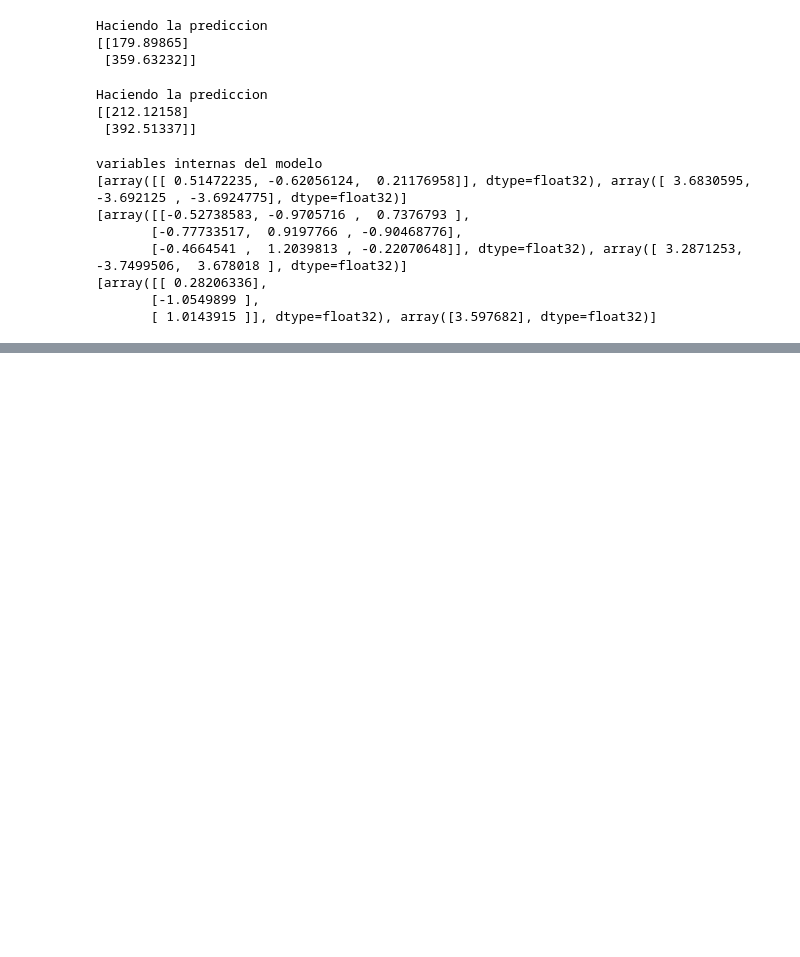
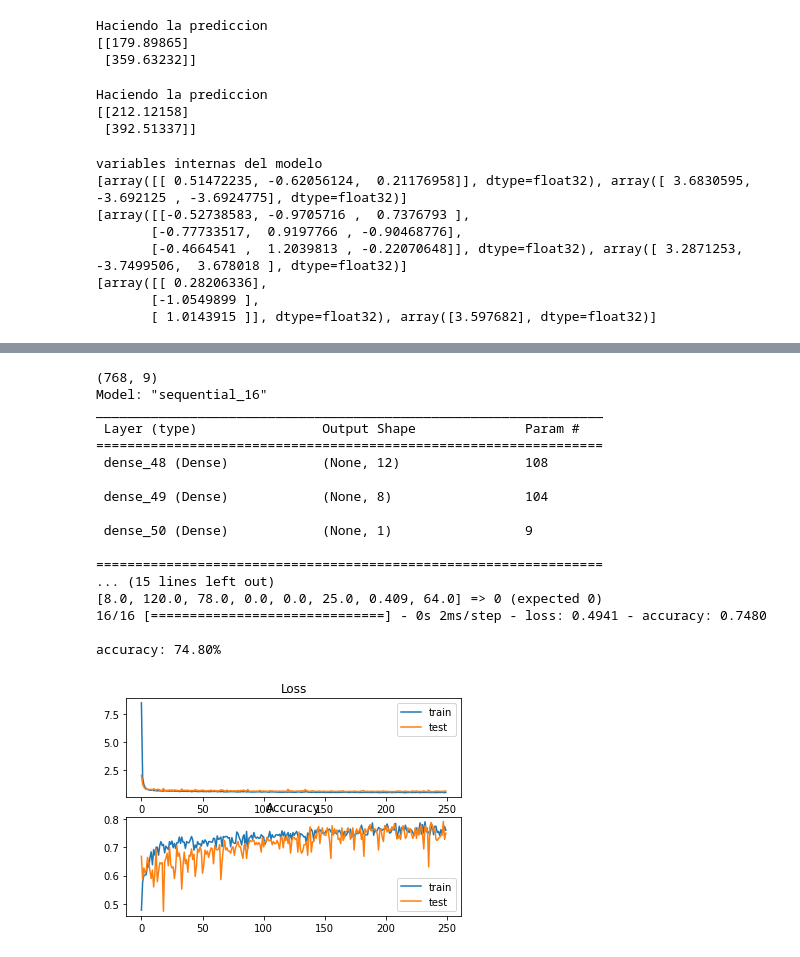
Before and after one commit to jcjimenezb123/PFM_PronosticoDemanda, a Jupyter notebook: redesneuronalesIntro1.ipynb, the cells around one changed output, grey strips where cells are left out. Drawn from its saved outputs; the diff is of its cells as text; code cells hidden in the pictures; blank space fills up the shorter version.

```diff
--- a/redesneuronalesIntro1.ipynb
+++ b/redesneuronalesIntro1.ipynb
@@ -185 +177,73 @@ Predicted vs Real values
+# %%
+# first neural network with keras make predictions
+from keras.models import Sequential
+from keras.layers import Dense
+import pandas as pd
+from matplotlib import pyplot
+
+df=pd.read_csv('diabetes.csv')
+print(df.shape)
+# split into input (X) and output (y) variables
+X = df.iloc[:,0:8].to_numpy()
+y = df.iloc[:,8].to_numpy()
+# split into train and test
+n_train = 500
+trainX, testX = X[:n_train, :], X[n_train:, :]
+trainy, testy = y[:n_train], y[n_train:]
+
+# define the keras model
+model = Sequential()
+model.add(Dense(12, input_shape=(8,), activation='relu'))
+model.add(Dense(8, activation='relu'))
+model.add(Dense(1, activation='sigmoid'))
+print(model.summary())
+# compile the keras model
+model.compile(loss='binary_crossentropy', optimizer='adam',
+              metrics=['accuracy'])
+# fit the keras model on the dataset
+history = model.fit(trainX, trainy, validation_data=(testX, testy),
+                    epochs=200, batch_size=10, verbose=0)
+# make class predictions with the model
+predictions = (model.predict(testX) > 0.5).astype(int)
+# summarize the first 5 cases
+for i in range(10):
+	print('%s => %d (expected %d)' % (testX[i].tolist(),
+                                   predictions[i], testy[i]))
+
+# Evaluate the model
+scores = model.evaluate(trainX, trainy)
+print("\n%s: %.2f%%" % (model.metrics_names[1], scores[1]*100))
+
+# plot loss during training
+pyplot.subplot(211)
+pyplot.title('Loss')
+pyplot.plot(history.history['loss'], label='train')
+pyplot.plot(history.history['val_loss'], label='test')
+pyplot.legend()
+# plot accuracy during training
+pyplot.subplot(212)
+pyplot.title('Accuracy')
+pyplot.plot(history.history['accuracy'], label='train')
+pyplot.plot(history.history['val_accuracy'], label='test')
+pyplot.legend()
+pyplot.show()
+# %% [output]
+(768, 9)
+Model: "sequential_16"
+_________________________________________________________________
+ Layer (type)                Output Shape              Param #
+=================================================================
+ dense_48 (Dense)            (None, 12)                108
+
+ dense_49 (Dense)            (None, 8)                 104
+
+ dense_50 (Dense)            (None, 1)                 9
+
+=================================================================
+... (15 lines left out)
+[8.0, 120.0, 78.0, 0.0, 0.0, 25.0, 0.409, 64.0] => 0 (expected 0)
+16/16 [==============================] - 0s 2ms/step - loss: 0.4941 - accuracy: 0.7480
+
+accuracy: 74.80%
+[figure, added]
 # %%
```
Also changed, not shown: parts of 4 cells of this notebook.
